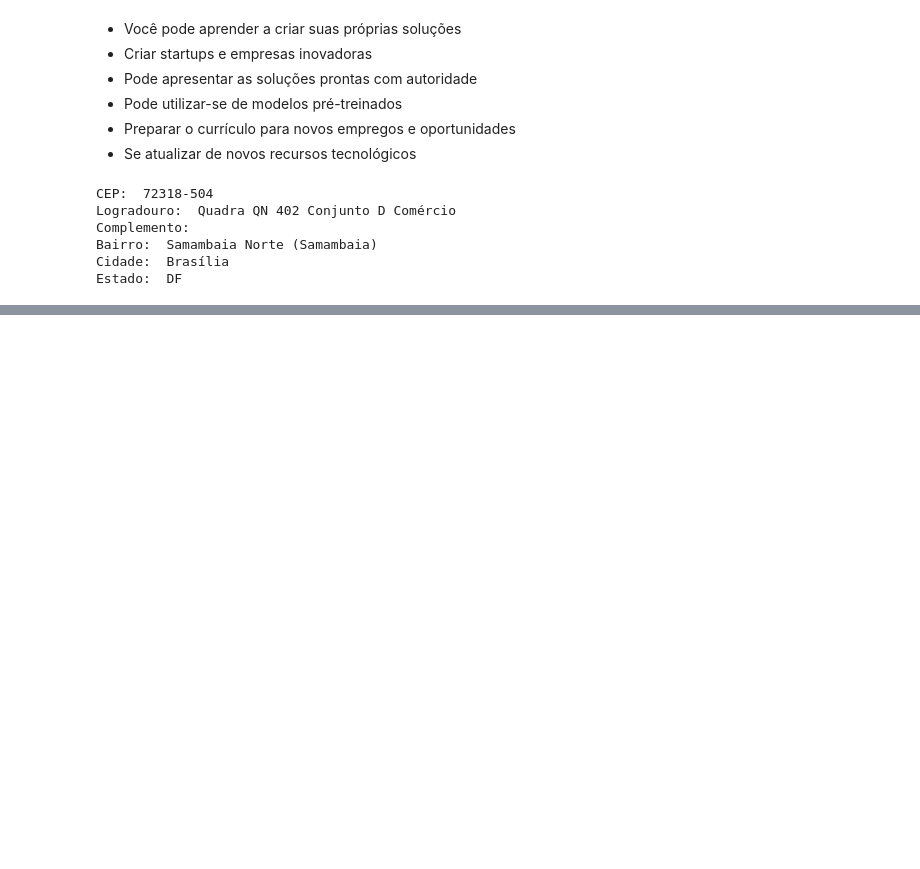
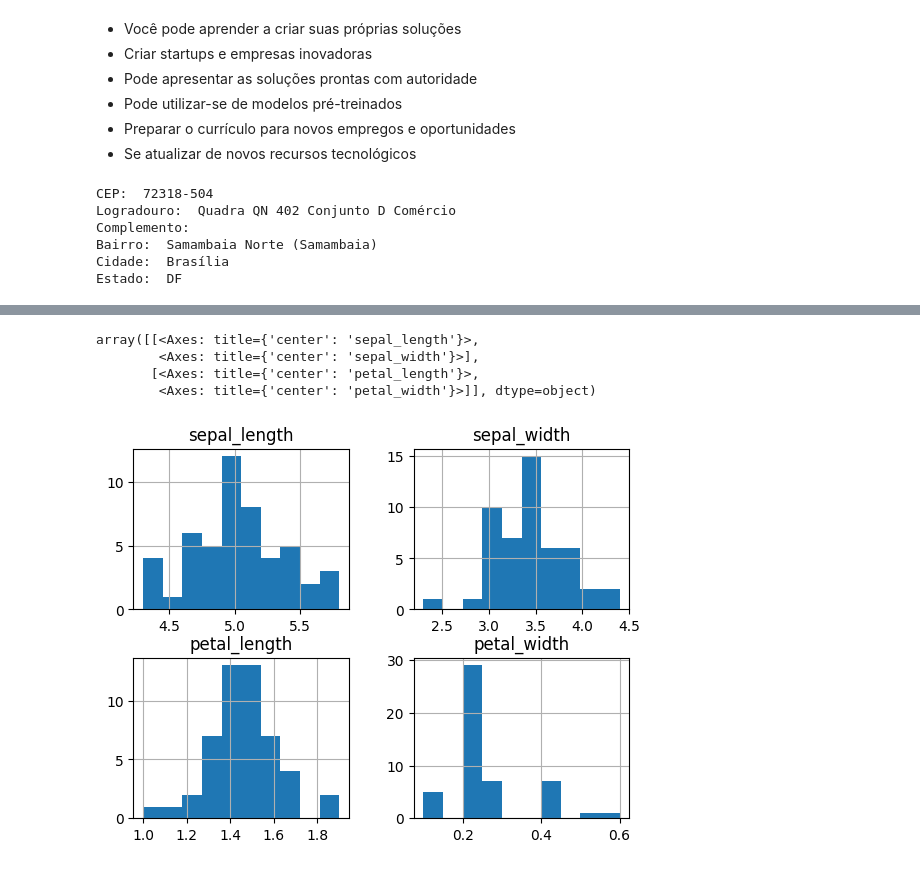
Before and after one commit to GLuizHB/semanatextmining, a Jupyter notebook: notebooks/aula1.ipynb, the cells around one changed output, grey strips where cells are left out. Drawn from its saved outputs; the diff is of its cells as text; code cells hidden in the pictures; blank space fills up the shorter version.

```diff
--- a/notebooks/aula1.ipynb
+++ b/notebooks/aula1.ipynb
@@ -46,0 +49,2 @@ Estado:  DF
+# %%
+url = 'https://gist.githubusercontent.com/netj/8836201/raw/6f9306ad21398ea43cba4f7d537619d0e07d5ae3/iris.csv'
@@ -46,0 +53,3 @@ Estado:  DF
+# %%
+df = pd.read_csv(url)
+df.head()
@@ -46,0 +63,5 @@ Estado:  DF
+# %%
+# trocar os pontos por anderline
+# List Comprehession
+df.columns = [s.replace('.','_') for s in df.columns]
+df.head()
@@ -46,0 +83,11 @@ Estado:  DF
+# %%
+# pesquisa
+# Copia independente (copy()) - as alterações não afetam o df origirinal
+
+
+df_setosa = df.query('variety == "Setosa"').copy()
+df_virginica = df.query('variety == "Virginica"').copy()
+df_Versicolor = df.query('variety == "Versicolor"').copy()
+
+# criar uma lista dos nomes das colunas de madidas
+medidas = ['sepal_length','sepal_width','petal_length','petal_width']
@@ -46,0 +110,8 @@ Estado:  DF
+# %%
+df_setosa[medidas].hist()
+# %% [output]
+array([[<Axes: title={'center': 'sepal_length'}>,
+        <Axes: title={'center': 'sepal_width'}>],
+       [<Axes: title={'center': 'petal_length'}>,
+        <Axes: title={'center': 'petal_width'}>]], dtype=object)
+[figure, added]
```
Also changed, not shown: parts of 18 cells of this notebook, 2 other files.
